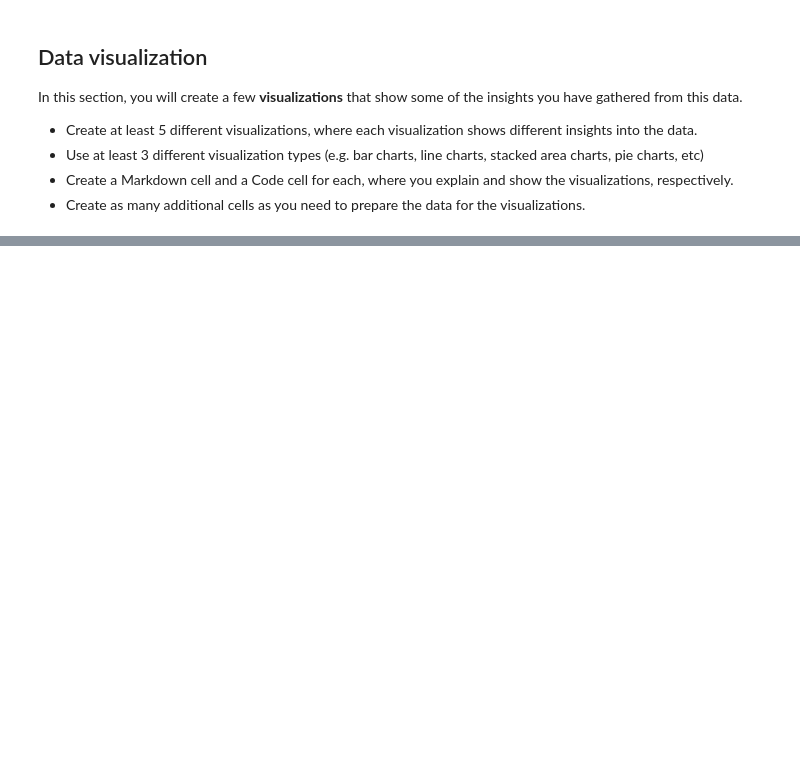
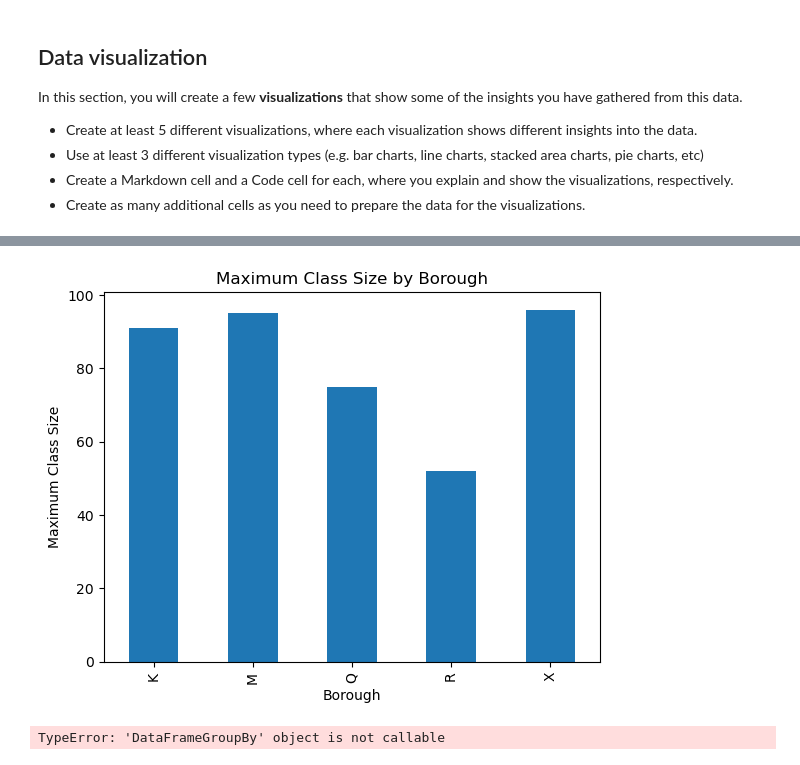
Before and after one commit to ShreyaJakharC/pythonPandasAnalysis, a Jupyter notebook: analysis.ipynb, the cells around one changed output, grey strips where cells are left out. Saved outputs shown, nothing was run; the diff lists cells and outputs as text; code cells hidden in the pictures; blank space fills up the shorter version.

```diff
--- a/analysis.ipynb
+++ b/analysis.ipynb
@@ -76,0 +247,19 @@ In this section, you will create a few **visualizations** that show some of the
+# %%
+maximum_class_size_borough = df3.groupby('BOROUGH')['SIZE OF LARGEST CLASS'].max()
+maximum_class_size_borough.plot.bar()
+plt.title('Maximum Class Size by Borough')
+plt.xlabel('Borough')
+plt.ylabel('Maximum Class Size')
+plt.show()
+# %% [output]
+[figure, added]
+# %%
+maximum_class_size_mode = df3.groupby('BOROUGH')("M")['SIZE OF LARGEST CLASS'].mean
+maximum_class_size_mode.plot(kind='line', x='SCHOOL NAME', y='Mode', figsize=(10, 6))
+plt.title('Mode of total students by School')
+plt.xlabel('School Name')
+plt.ylabel('Mode')
+plt.show()
+# The labels in x-axis are overlapping.
+# %% [output]
+TypeError: 'DataFrameGroupBy' object is not callable
```
Also changed, not shown: parts of 19 cells of this notebook, 1 other file.
